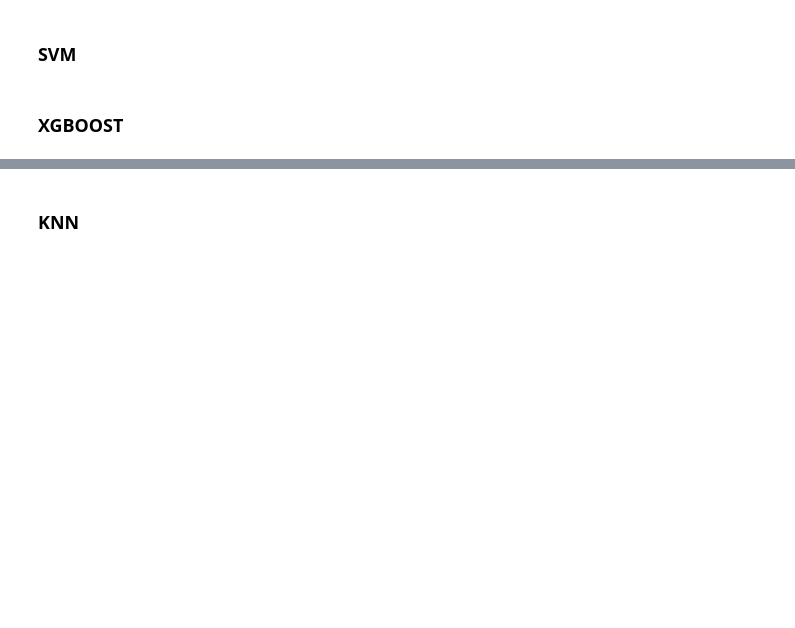
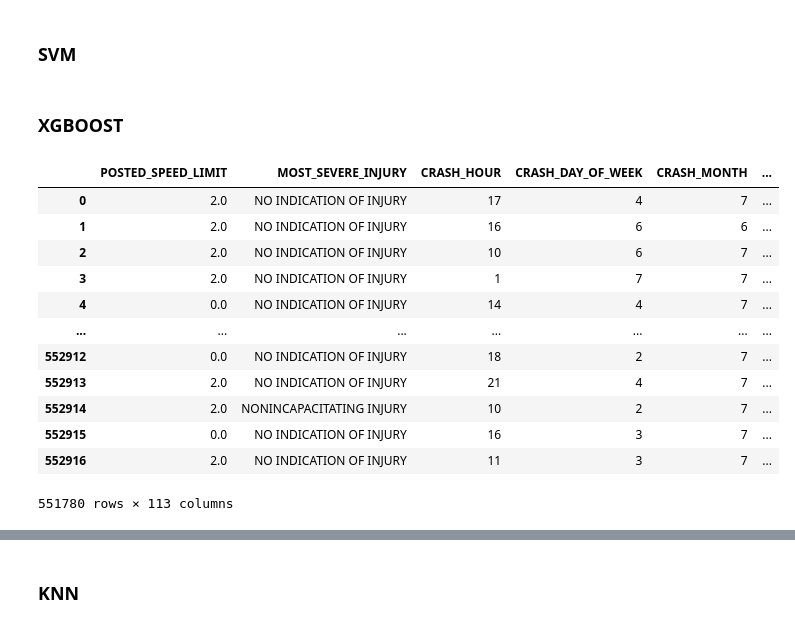
Before and after one commit to alexcasey92/Crash-Severity-Prediction, a Jupyter notebook: technical_notebook.ipynb, the cells around one changed output, grey strips where cells are left out. Drawn from its saved outputs; the diff is of its cells as text; code cells hidden in the pictures; blank space fills up the shorter version.

```diff
--- a/technical_notebook.ipynb
+++ b/technical_notebook.ipynb
@@ -971,3 +1028,19 @@ Some improvement, but model still couldnt prediict fatal accidents
+# %%
+crashes
+# %% [output]
+|  | POSTED_SPEED_LIMIT | MOST_SEVERE_INJURY | CRASH_HOUR | CRASH_DAY_OF_WEEK | CRASH_MONTH | ... |
+| 0 | 2.0 | NO INDICATION OF INJURY | 17 | 4 | 7 | ... |
+| 1 | 2.0 | NO INDICATION OF INJURY | 16 | 6 | 6 | ... |
+| 2 | 2.0 | NO INDICATION OF INJURY | 10 | 6 | 7 | ... |
+| 3 | 2.0 | NO INDICATION OF INJURY | 1 | 7 | 7 | ... |
+| 4 | 0.0 | NO INDICATION OF INJURY | 14 | 4 | 7 | ... |
+| ... | ... | ... | ... | ... | ... | ... |
+| 552912 | 0.0 | NO INDICATION OF INJURY | 18 | 2 | 7 | ... |
+| 552913 | 2.0 | NO INDICATION OF INJURY | 21 | 4 | 7 | ... |
+| 552914 | 2.0 | NONINCAPACITATING INJURY | 10 | 2 | 7 | ... |
+| 552915 | 0.0 | NO INDICATION OF INJURY | 16 | 3 | 7 | ... |
+| 552916 | 2.0 | NO INDICATION OF INJURY | 11 | 3 | 7 | ... |
+551780 rows × 113 columns
 # %%
 import xgboost as xgb
 from xgboost import XGBClassifier
```
Also changed, not shown: parts of 49 cells of this notebook, 1 other file.
